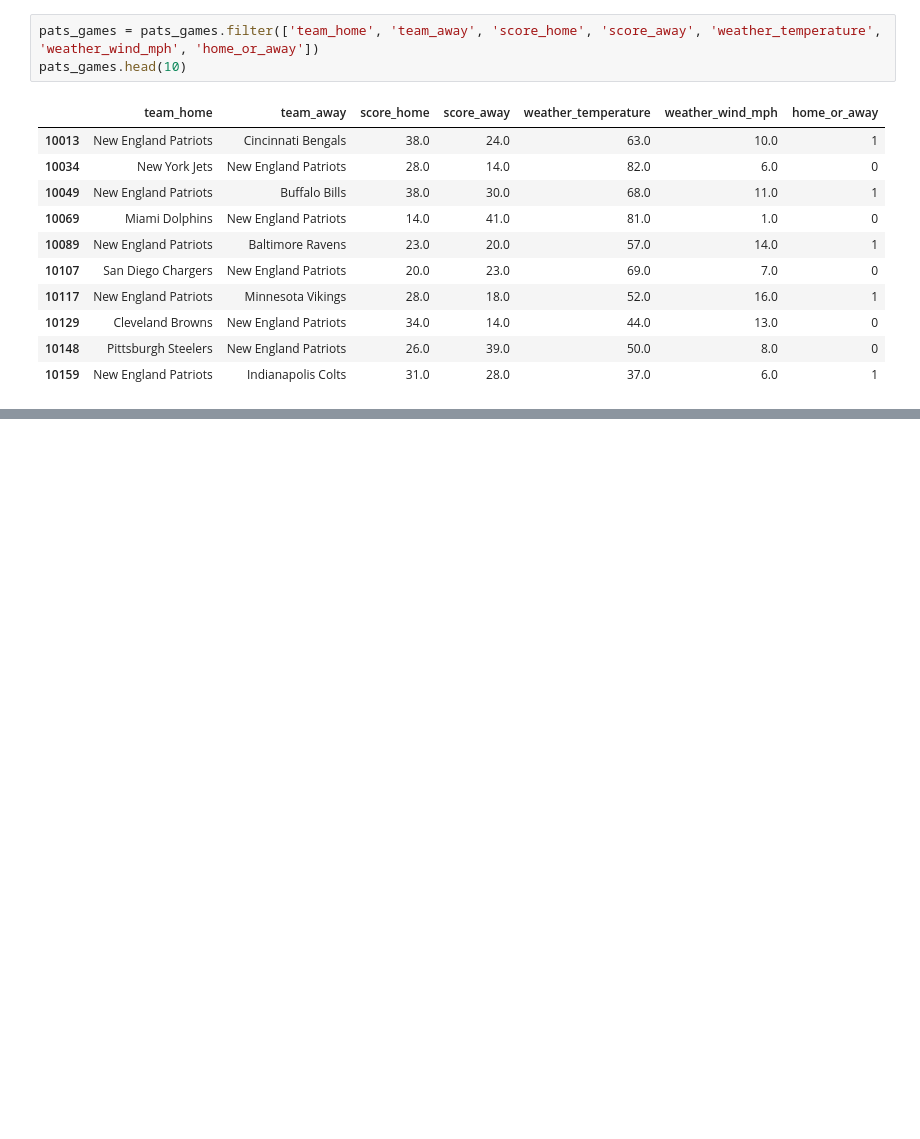
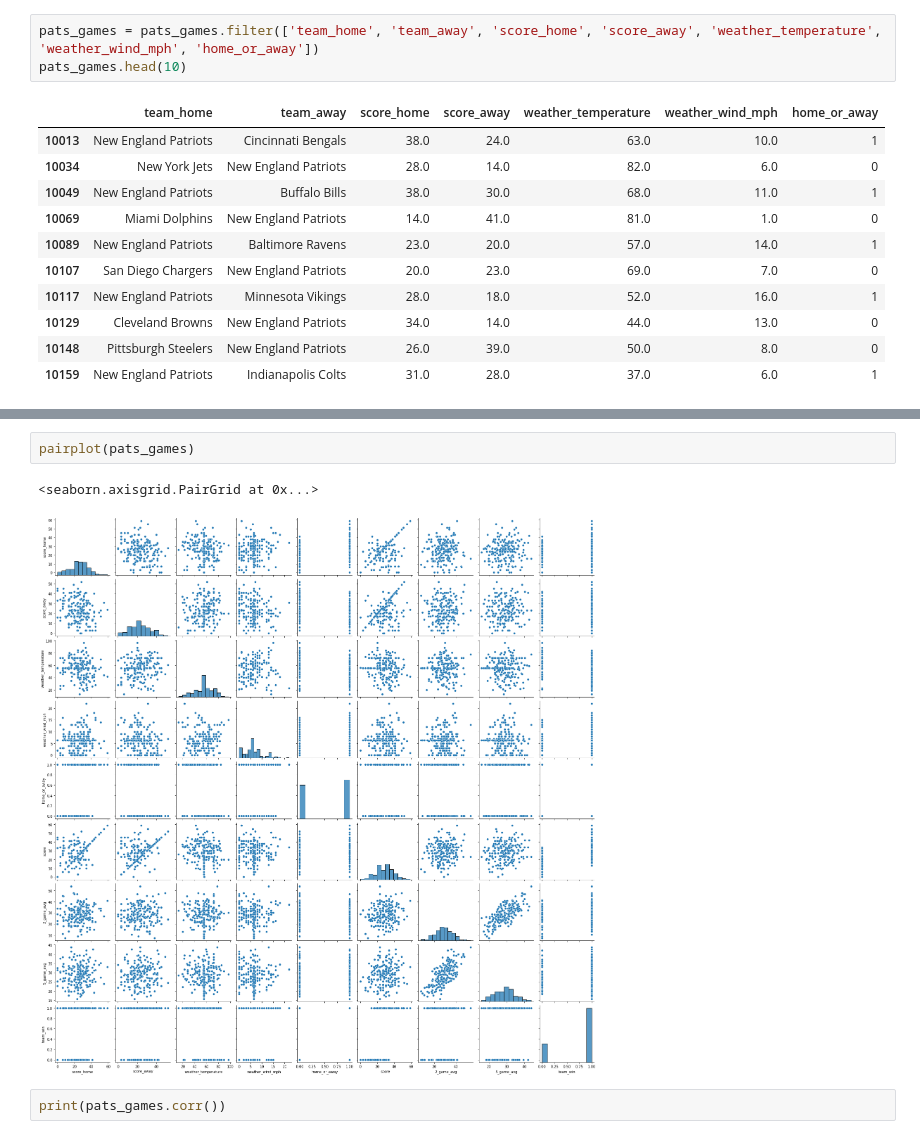
Before and after one commit to pattonsgirl/SU2021-CS2900, a Jupyter notebook: Class-Demos/week11.ipynb, the cells around one changed output, grey strips where cells are left out. Cells and saved outputs as stored; diff of their text form; blank space fills up the shorter version.

```diff
--- a/Class-Demos/week11.ipynb
+++ b/Class-Demos/week11.ipynb
@@ -331,0 +356,7 @@ pats_games.head(10)
+# %%
+pairplot(pats_games)
+# %% [output]
+<seaborn.axisgrid.PairGrid at 0x...>
+[figure, added]
+# %%
+print(pats_games.corr())
```
Also changed, not shown: parts of 3 cells of this notebook, 3 other files.
